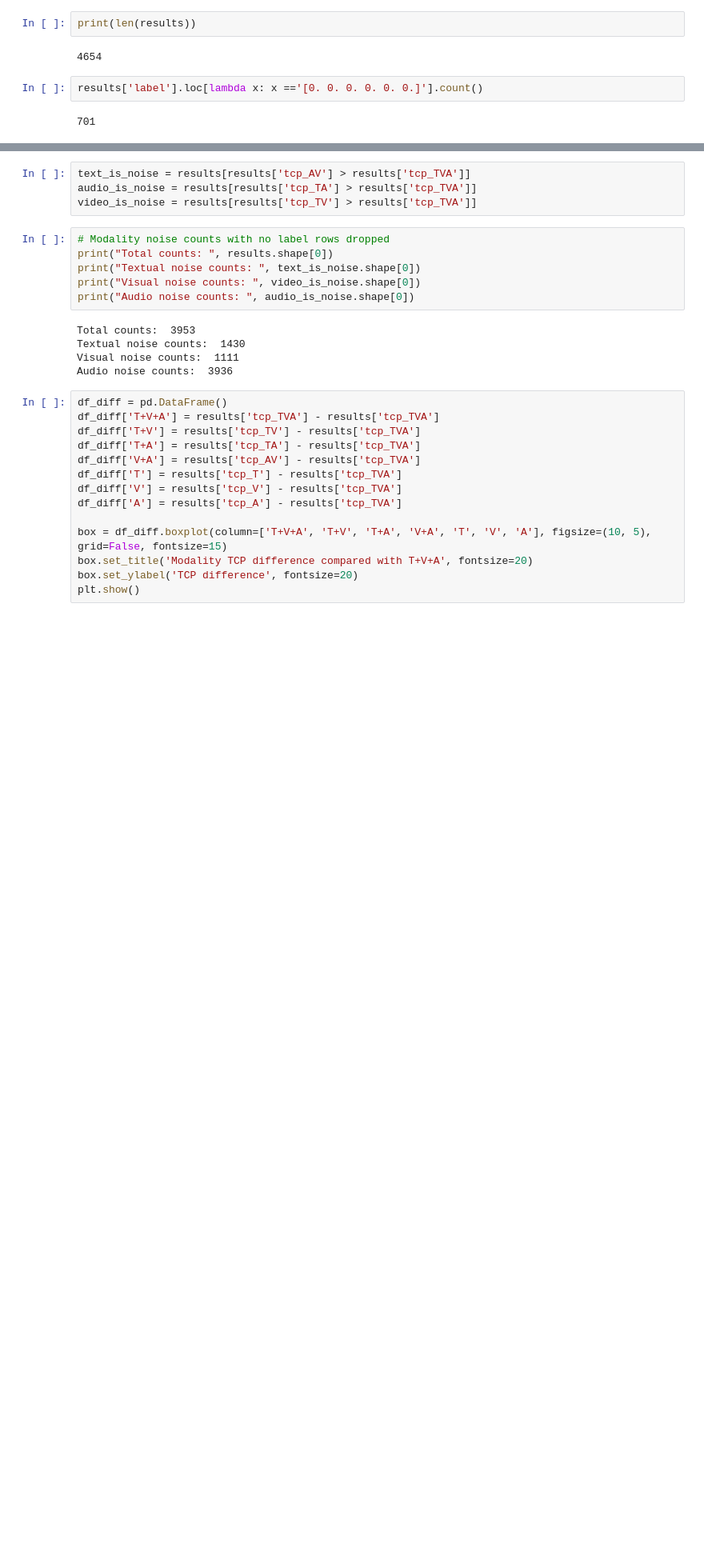
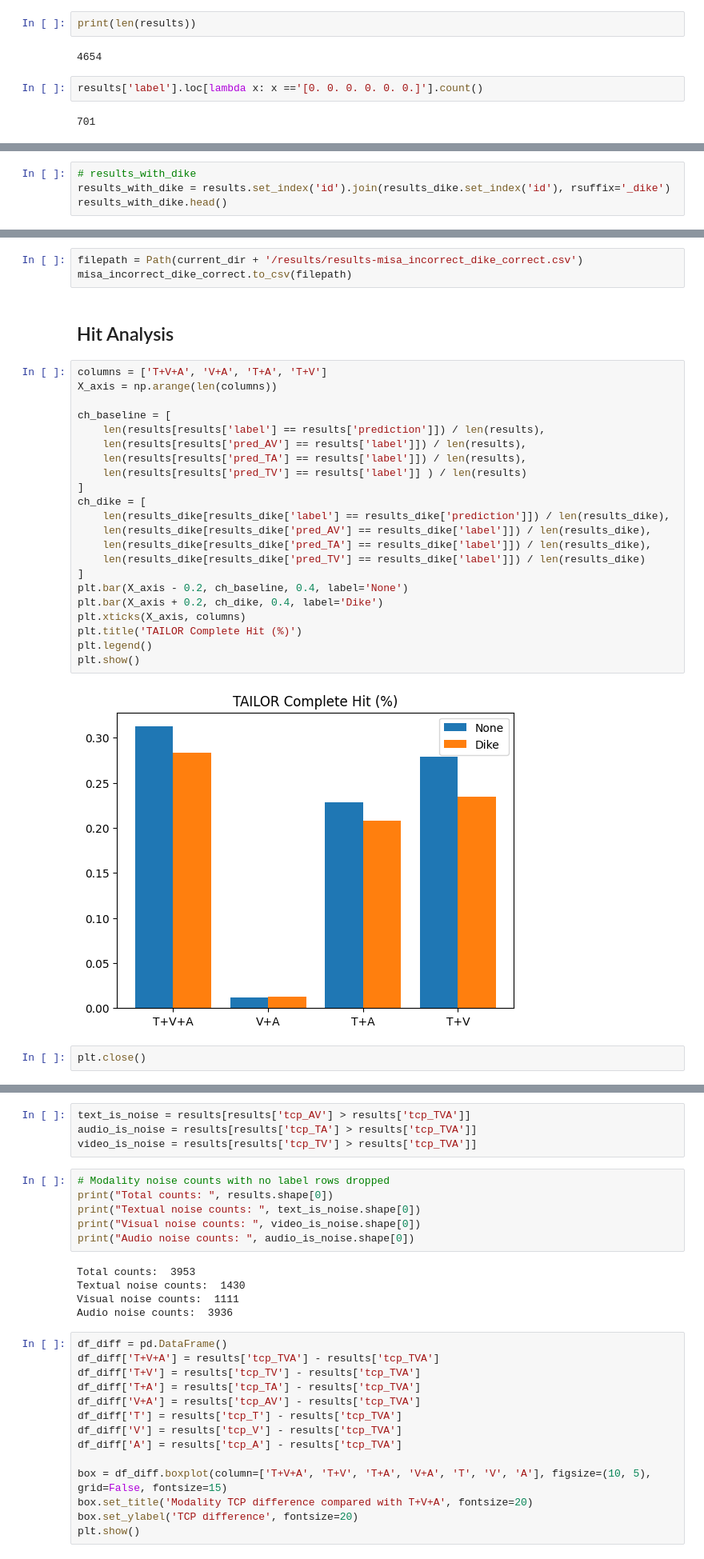
Before and after one commit to SoyeonHH/MMDA, a Jupyter notebook: analysis.ipynb, the cells around one changed output, grey strips where cells are left out. Shown at 80% size. Saved outputs shown, nothing was run; the diff lists cells and outputs as text; blank space fills up the shorter version.

```diff
--- a/analysis.ipynb
+++ b/analysis.ipynb
@@ -54,3 +76,7 @@ results = results[results['label'] != '[0. 0. 0. 0. 0. 0.]']
 print(results.shape[0])
 # %% [output]
 3953
+# %%
+# results_with_dike
+results_with_dike = results.set_index('id').join(results_dike.set_index('id'), rsuffix='_dike')
+results_with_dike.head()
@@ -56,0 +174,31 @@ print(results.shape[0])
+# %%
+filepath = Path(current_dir + '/results/results-misa_incorrect_dike_correct.csv')
+misa_incorrect_dike_correct.to_csv(filepath)
+# %% [markdown]
+## Hit Analysis
+# %%
+columns = ['T+V+A', 'V+A', 'T+A', 'T+V']
+X_axis = np.arange(len(columns))
+
+ch_baseline = [
+    len(results[results['label'] == results['prediction']]) / len(results),
+    len(results[results['pred_AV'] == results['label']]) / len(results),
+    len(results[results['pred_TA'] == results['label']]) / len(results),
+    len(results[results['pred_TV'] == results['label']] ) / len(results)
+]
+ch_dike = [
+    len(results_dike[results_dike['label'] == results_dike['prediction']]) / len(results_dike),
+    len(results_dike[results_dike['pred_AV'] == results_dike['label']]) / len(results_dike),
+    len(results_dike[results_dike['pred_TA'] == results_dike['label']]) / len(results_dike),
+    len(results_dike[results_dike['pred_TV'] == results_dike['label']]) / len(results_dike)
+]
+plt.bar(X_axis - 0.2, ch_baseline, 0.4, label='None')
+plt.bar(X_axis + 0.2, ch_dike, 0.4, label='Dike')
+plt.xticks(X_axis, columns)
+plt.title('TAILOR Complete Hit (%)')
+plt.legend()
+plt.show()
+# %% [output]
+[figure, added]
+# %%
+plt.close()
```
Also changed, not shown: parts of 16 cells of this notebook, 11 other files.
